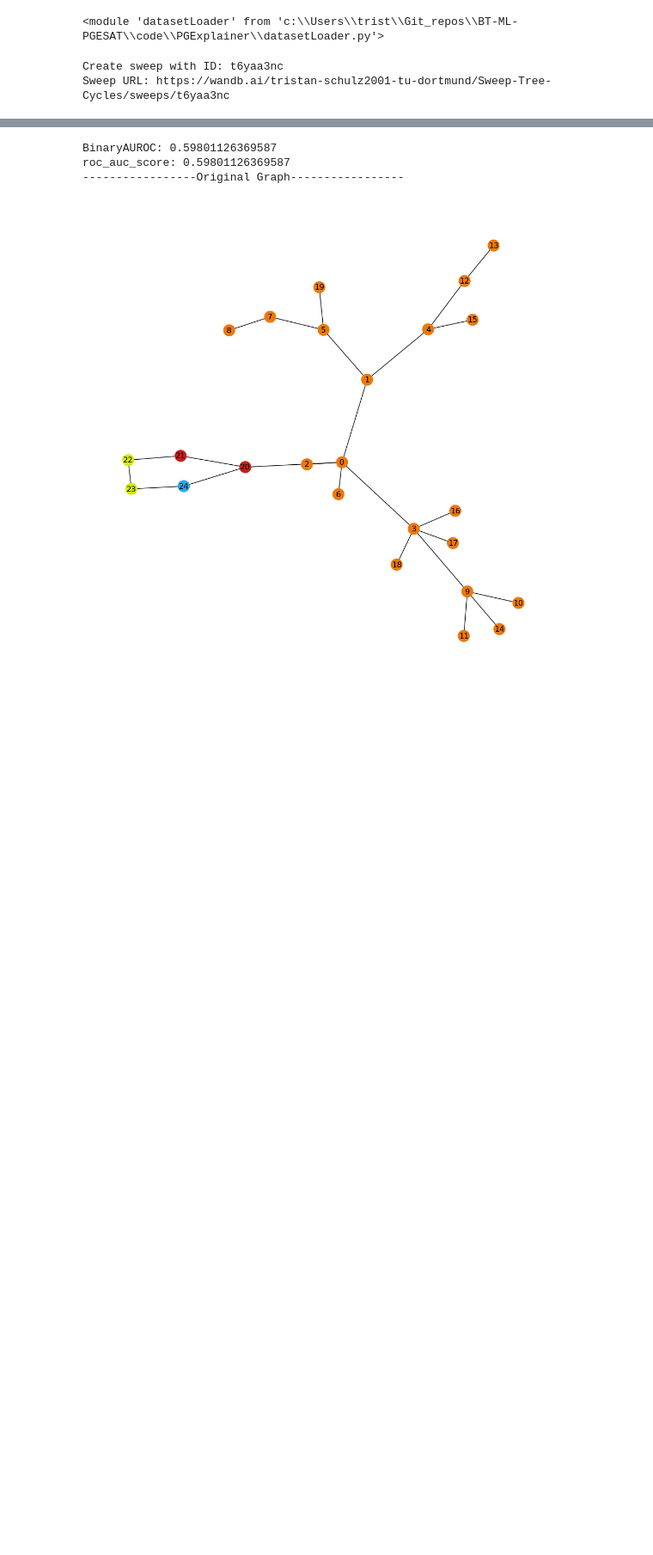
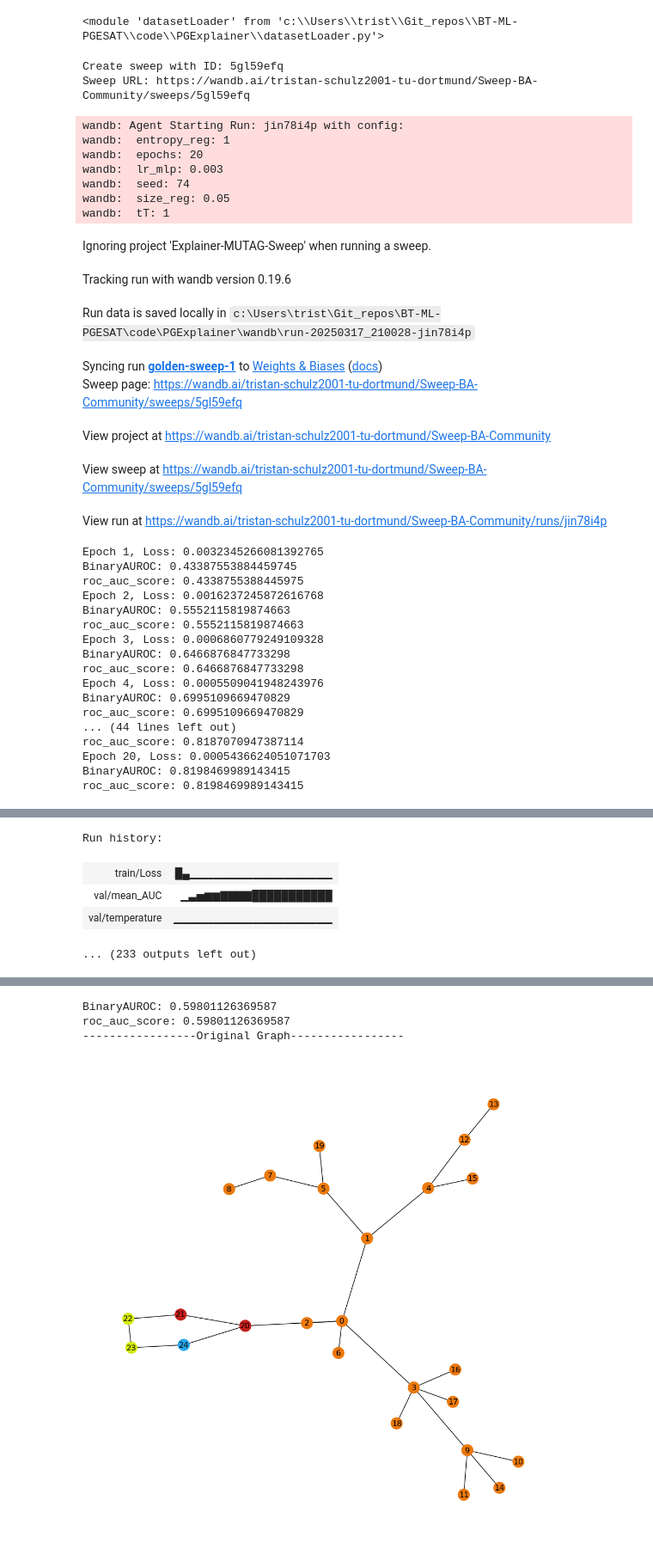
Before and after one commit to TrstnSch/BT-ML-PGESAT, a Jupyter notebook: code/PGExplainer/test.ipynb, the cells around one changed output, grey strips where cells are left out. Shown at 86% size. Cells and saved outputs as stored; diff of their text form; code cells hidden in the pictures; blank space fills up the shorter version.

```diff
--- a/code/PGExplainer/test.ipynb
+++ b/code/PGExplainer/test.ipynb
@@ -17,17 +19,23 @@ sweep_config = {
     "method": 'grid',                    # random, grid or Bayesian search
     "metric": {"goal": "maximize", "name": "val/mean_AUC"},
     "parameters": {
+        'epochs': {
+            'values': [20]
+            },
         'tT': {
             'values': [1.0, 5.0]
             },
         'size_reg': {
-            'values': [0.0001, 0.01, 0.1]
+            'values': [0.1]
             },
         'entropy_reg': {
-            'values': [0.0001, 0.01, 0.1, 1.0, 10.0]
+            'values': [0.1]
             },
         'lr_mlp':{
-            'values': [0.003, 0.001, 0.0001]
+            'values': [0.003, 0.0001]
+            },
+        'seed':{
+            'values': [74, 75]
             },
     },
 }
@@ -36,7 +44,7 @@ sweep_config = {
             'values': [0.0, 0.01, 0.1, 1.0]
             },
 # %%
-sweep_id = wandb.sweep(sweep_config, project="Sweep-Tree-Cycles")
+sweep_id = wandb.sweep(sweep_config, project="Sweep-BA-Community")
 # %% [output]
-Create sweep with ID: t6yaa3nc
-Sweep URL: https://wandb.ai/tristan-schulz2001-tu-dortmund/Sweep-Tree-Cycles/sweeps/t6yaa3nc
+Create sweep with ID: 5gl59efq
+Sweep URL: https://wandb.ai/tristan-schulz2001-tu-dortmund/Sweep-BA-Community/sweeps/5gl59efq
@@ -45,2 +53,35 @@ dataset="BA-2Motif"
 # %%
-wandb.agent(sweep_id, trainExplainer.trainExplainer)
+wandb.agent(sweep_id, sweepExplainerBACommunity.trainExplainer)
+# %% [output]
+wandb: Agent Starting Run: jin78i4p with config:
+wandb:  entropy_reg: 1
+wandb:  epochs: 20
+wandb:  lr_mlp: 0.003
+wandb:  seed: 74
+wandb:  size_reg: 0.05
+wandb:  tT: 1
+Ignoring project 'Explainer-MUTAG-Sweep' when running a sweep.
+Tracking run with wandb version 0.19.6
+Run data is saved locally in c:\Users\trist\Git_repos\BT-ML-PGESAT\code\PGExplainer\wandb\run-20250317_210028-jin78i4p
+Syncing run golden-sweep-1 to Weights & Biases (docs)
+Sweep page: https://wandb.ai/tristan-schulz2001-tu-dortmund/Sweep-BA-Community/sweeps/5gl59efq
+View project at https://wandb.ai/tristan-schulz2001-tu-dortmund/Sweep-BA-Community
+View sweep at https://wandb.ai/tristan-schulz2001-tu-dortmund/Sweep-BA-Community/sweeps/5gl59efq
+View run at https://wandb.ai/tristan-schulz2001-tu-dortmund/Sweep-BA-Community/runs/jin78i4p
+Epoch 1, Loss: 0.0032345266081392765
+BinaryAUROC: 0.43387553884459745
+roc_auc_score: 0.4338755388445975
+Epoch 2, Loss: 0.0016237245872616768
+BinaryAUROC: 0.5552115819874663
+roc_auc_score: 0.5552115819874663
+Epoch 3, Loss: 0.0006860779249109328
+BinaryAUROC: 0.6466876847733298
+roc_auc_score: 0.6466876847733298
+Epoch 4, Loss: 0.0005509041948243976
+BinaryAUROC: 0.6995109669470829
+roc_auc_score: 0.6995109669470829
+... (44 lines left out)
+roc_auc_score: 0.8187070947387114
+Epoch 20, Loss: 0.0005436624051071703
+BinaryAUROC: 0.8198469989143415
+roc_auc_score: 0.8198469989143415
@@ -47,3 +89,8 @@ wandb.agent(sweep_id, trainExplainer.trainExplainer)
+Run history:
+| train/Loss | █▄▁▁▁▁▁▁▁▁▁▁▁▁▁▁▁▁▁▁ |
+| val/mean_AUC | ▁▃▅▆▆▇▇▇▇███████████ |
+| val/temperature | ▁▁▁▁▁▁▁▁▁▁▁▁▁▁▁▁▁▁▁▁ |
+... (233 outputs left out)
 # %%
 # TODO: Probably best to load data here once and pass to each task?
 importlib.reload(evaluation)
```
Also changed, not shown: parts of 6 cells of this notebook, 10 other files.
